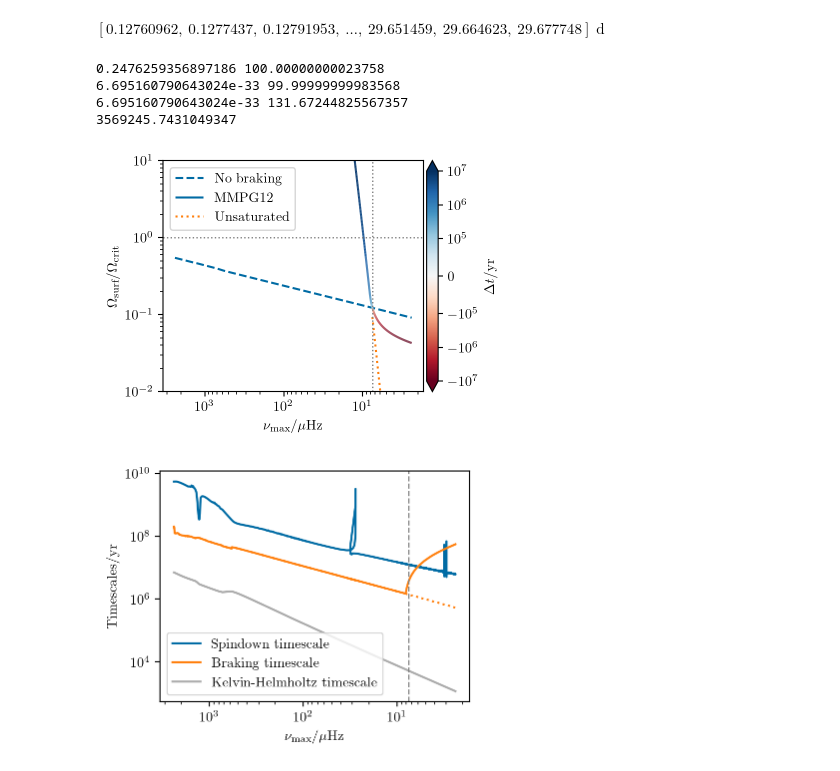
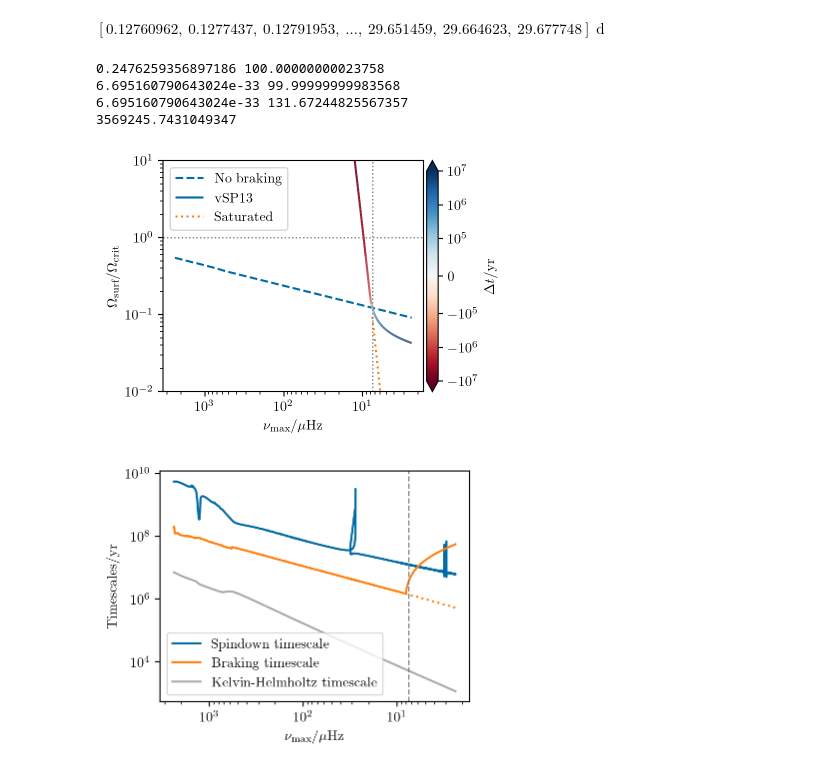
Before and after one commit to darthoctopus/zvrk, a Jupyter notebook: Analysis/Rotevol/Rotational Evolution.ipynb, the cells around one changed output. Drawn from its saved outputs; the diff is of its cells as text; code cells hidden in the pictures.

Commit message:
I had mixed up the saturated and unsaturated braking laws

```diff
--- a/Analysis/Rotevol/Rotational Evolution.ipynb
+++ b/Analysis/Rotevol/Rotational Evolution.ipynb
@@ -51,9 +51,9 @@ from scipy.optimize import bisect
 
 retrodictions = {}
 Δt = 4e9 # look this far back in time
-scenarios = [None, 'MMPG12', 'unsaturated']
+scenarios = [None, 'vSP13', 'saturated']
 ω0 = 3.394e-5
-ωcrits = {None: ω0, 'MMPG12': ω0, 'unsaturated': 1e-20}
+ωcrits = {None: ω0, 'vSP13': ω0, 'saturated': 1e-20}
 
 # Simple functions are better
 
@@ -93,42 +93,42 @@ for s in scenarios:
     res = retrodictions[s]
     Q = res['Prot']
     m = df.star_age < (best_age.value - Δt)
-    if s == 'unsaturated':
+    if s == 'saturated':
         m = df.star_age < (best_age.value)
-    if s == 'MMPG12':
+    if s == 'vSP13':
         δt = -(df.star_age.values - best_age.value)
         cbar = ColorBarHelper(δt, 'RdBu')
         line = colorline(df.nu_max[~m], Pcrit[~m]/Q[~m],
-                         label='MMPG12',
-                         c=δt[~m], cmap='RdBu',# norm=cbar.norm)
+                         label='vSP13',
+                         c=-δt[~m], cmap='RdBu',# norm=cbar.norm)
                          norm=SymLogNorm(vmin=-1e7, vmax=1e7, linthresh=1e5))
         print(δt[np.argmin((1 - Pcrit/Q/u.d)**2)])
     else:
-        plt.plot(df.nu_max[~m], Pcrit[~m]/Q[~m], label='Unsaturated' if s else 'No braking',
+        plt.plot(df.nu_max[~m], Pcrit[~m]/Q[~m], label='Saturated' if s else 'No braking',
                  ls='dotted' if s else 'dashed', zorder=-10 if s else None)
 
 plt.colorbar(line, pad=.01, label=r"$\Delta t$/yr", extend='both')
 plt.axvline(df.nu_max.values[i_best], ls='dotted', c='gray', lw=1)
 plt.axhline(1, ls='dotted', c='gray', lw=1)
 plt.gca().set_yscale('log')
 plt.ylim(1e-2, 1e1)
 plt.gca().set_xscale('log')
 
 plt.legend()
 
 plt.gca().invert_xaxis()
 plt.gcf().set_size_inches(4,3)
 
 plt.xlabel(r"$\nu_\text{max}/\mu$Hz")
 plt.ylabel(r"$\Omega_\text{surf}/\Omega_\text{crit}$")
 plt.savefig("braking.pdf", bbox_inches='tight', transparent=False)
 plt.show()
 # %% [output]
 0.2476259356897186 100.00000000023758
 6.695160790643024e-33 99.99999999983568
 6.695160790643024e-33 131.67244825567357
 3569245.7431049347
-[figure, old version]
+[figure, new version]
 # %%
 for s in retrodictions:
     res = retrodictions[s]
```
Also changed, not shown: parts of 1 cell of this notebook, 3 other files.
